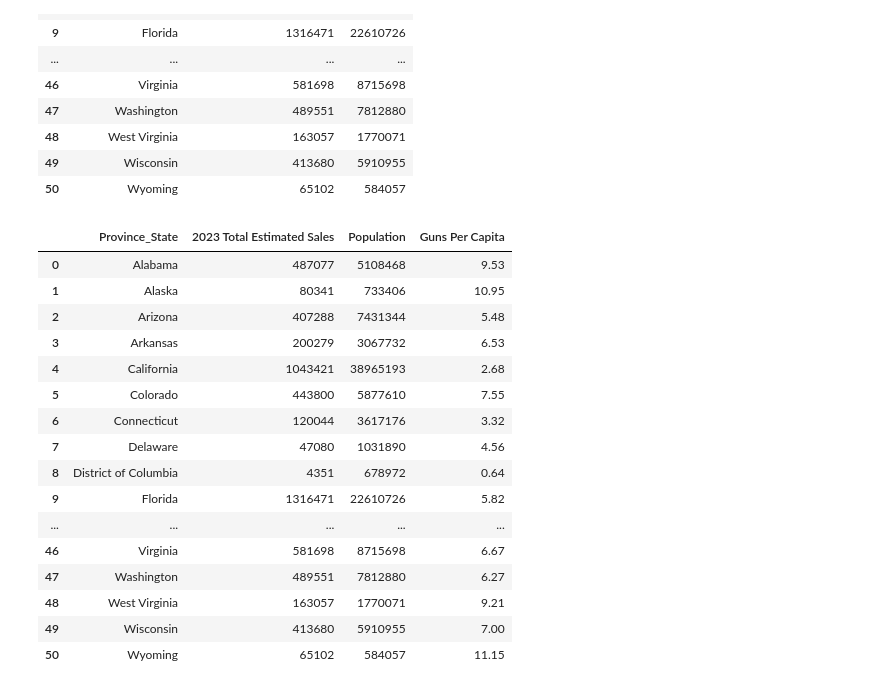
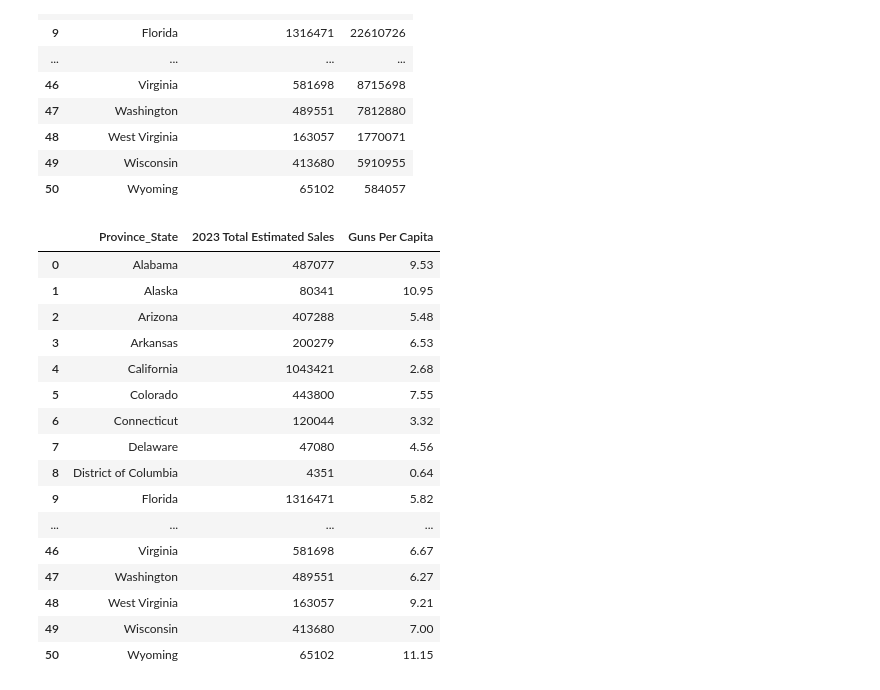
Before and after one commit to jvwastaken/Project-3, a Jupyter notebook: Sean/Resources/US_gun_sales.ipynb, the cells around one changed output. Saved outputs shown, nothing was run; the diff lists cells and outputs as text; code cells hidden in the pictures.

Commit message:
removed Population column from gun_sales dataframe

```diff
--- a/Sean/Resources/US_gun_sales.ipynb
+++ b/Sean/Resources/US_gun_sales.ipynb
@@ -94,29 +94,32 @@ us_population_and_gun_sales_df
 # %%
 # Dividing between guns sales over population and create new column: Guns per capita
 us_population_and_gun_sales_df['Guns Per Capita'] = us_population_and_gun_sales_df['2023 Total Estimated Sales'] / us_population_and_gun_sales_df['Population']
 
 # Formatting the 'Guns Per Capita' column as a percentage
 us_population_and_gun_sales_df['Guns Per Capita'] = us_population_and_gun_sales_df['Guns Per Capita'].map('{:.2%}'.format)
 
 # Removes % sign while converting the values to float for smooth merges in the final dataframe
 us_population_and_gun_sales_df['Guns Per Capita'] = us_population_and_gun_sales_df['Guns Per Capita'].str.rstrip('%').astype('float').round(2)
 
-us_population_and_gun_sales_df
+# Remove "Population" column as it's unneeded
+us_gun_sales_and_capita_df = us_population_and_gun_sales_df.drop(['Population'], axis='columns')
+
+us_gun_sales_and_capita_df
 # %% [output]
-|  | Province_State | 2023 Total Estimated Sales | Population | Guns Per Capita |
-| 0 | Alabama | 487077 | 5108468 | 9.53 |
-| 1 | Alaska | 80341 | 733406 | 10.95 |
-| 2 | Arizona | 407288 | 7431344 | 5.48 |
-| 3 | Arkansas | 200279 | 3067732 | 6.53 |
-| 4 | California | 1043421 | 38965193 | 2.68 |
-| 5 | Colorado | 443800 | 5877610 | 7.55 |
-| 6 | Connecticut | 120044 | 3617176 | 3.32 |
-| 7 | Delaware | 47080 | 1031890 | 4.56 |
-| 8 | District of Columbia | 4351 | 678972 | 0.64 |
-| 9 | Florida | 1316471 | 22610726 | 5.82 |
-| ... | ... | ... | ... | ... |
-| 46 | Virginia | 581698 | 8715698 | 6.67 |
-| 47 | Washington | 489551 | 7812880 | 6.27 |
-| 48 | West Virginia | 163057 | 1770071 | 9.21 |
-| 49 | Wisconsin | 413680 | 5910955 | 7.00 |
-| 50 | Wyoming | 65102 | 584057 | 11.15 |
+|  | Province_State | 2023 Total Estimated Sales | Guns Per Capita |
+| 0 | Alabama | 487077 | 9.53 |
+| 1 | Alaska | 80341 | 10.95 |
+| 2 | Arizona | 407288 | 5.48 |
+| 3 | Arkansas | 200279 | 6.53 |
+| 4 | California | 1043421 | 2.68 |
+| 5 | Colorado | 443800 | 7.55 |
+| 6 | Connecticut | 120044 | 3.32 |
+| 7 | Delaware | 47080 | 4.56 |
+| 8 | District of Columbia | 4351 | 0.64 |
+| 9 | Florida | 1316471 | 5.82 |
+| ... | ... | ... | ... |
+| 46 | Virginia | 581698 | 6.67 |
+| 47 | Washington | 489551 | 6.27 |
+| 48 | West Virginia | 163057 | 9.21 |
+| 49 | Wisconsin | 413680 | 7.00 |
+| 50 | Wyoming | 65102 | 11.15 |
```
